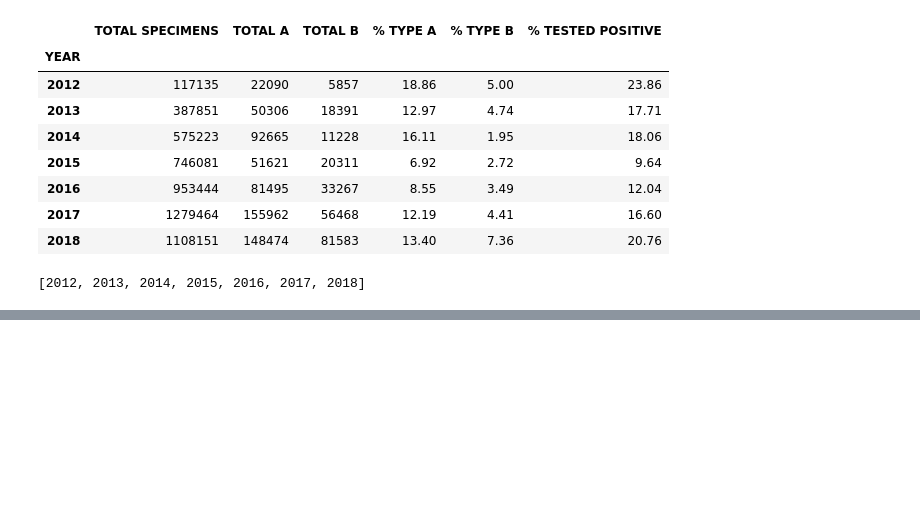
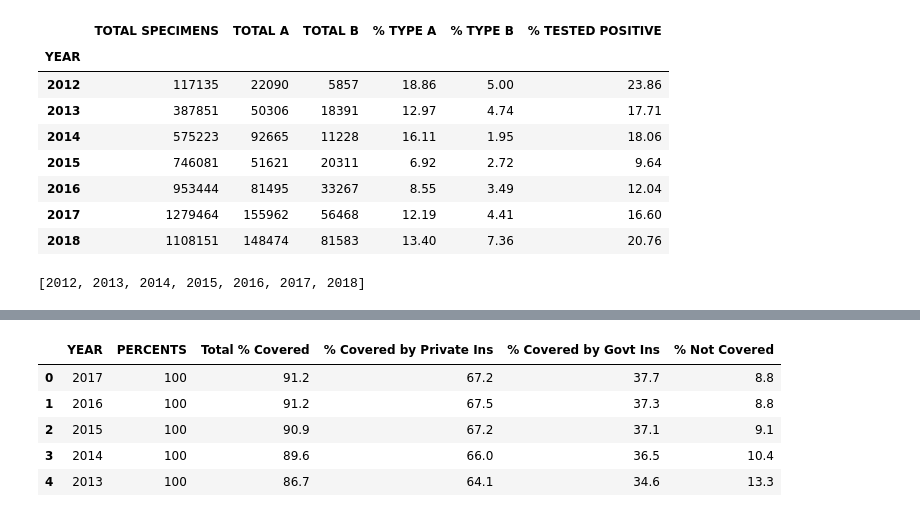
Before and after one commit to scooper505/Flu_Fighters, a Jupyter notebook: flu_analysis.ipynb, the cells around one changed output, grey strips where cells are left out. Drawn from its saved outputs; the diff is of its cells as text; code cells hidden in the pictures; blank space fills up the shorter version.

```diff
--- a/flu_analysis.ipynb
+++ b/flu_analysis.ipynb
@@ -249,0 +274,26 @@ years_sub = Atype_flu_profile['YEAR']
+# %%
+insurance_table = health_data_pd.rename(columns={"Years":"YEAR"})
+del insurance_table['Total']
+del insurance_table['Total Covered by Private or Government Insurance']
+del insurance_table['Total Covered by Government Health Insurance']
+del insurance_table['Total Covered by Private Health Insurance']
+del insurance_table['Employment-based']
+del insurance_table['PERCENTS.3']
+del insurance_table['Direct-purchase']
+del insurance_table['Medicaid']
+del insurance_table['PERCENTS.8']
+del insurance_table['PERCENTS.6']
+del insurance_table['PERCENTS.4']
+del insurance_table['Medicare']
+del insurance_table['PERCENTS.7']
+del insurance_table['Military Health Care (1)']
+del insurance_table['Not Covered']
+
+insurance_table.head()
+# %% [output]
+|  | YEAR | PERCENTS | Total % Covered | % Covered by Private Ins | % Covered by Govt Ins | % Not Covered |
+| 0 | 2017 | 100 | 91.2 | 67.2 | 37.7 | 8.8 |
+| 1 | 2016 | 100 | 91.2 | 67.5 | 37.3 | 8.8 |
+| 2 | 2015 | 100 | 90.9 | 67.2 | 37.1 | 9.1 |
+| 3 | 2014 | 100 | 89.6 | 66.0 | 36.5 | 10.4 |
+| 4 | 2013 | 100 | 86.7 | 64.1 | 34.6 | 13.3 |
```
Also changed, not shown: parts of 6 cells of this notebook.
